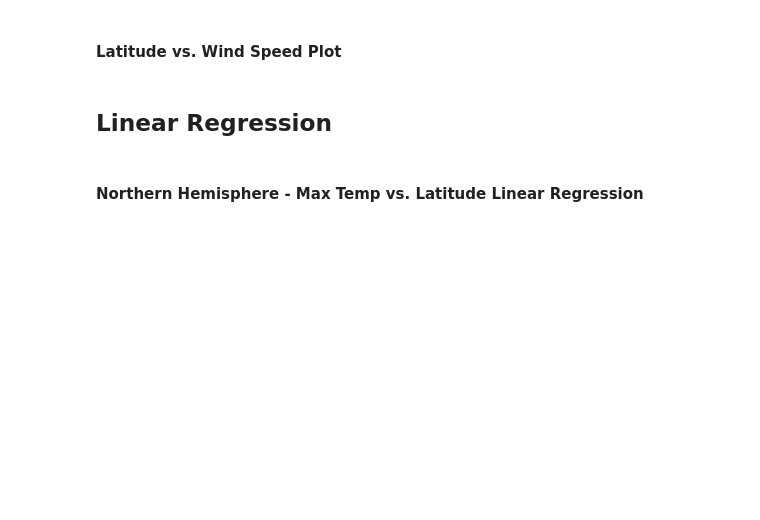
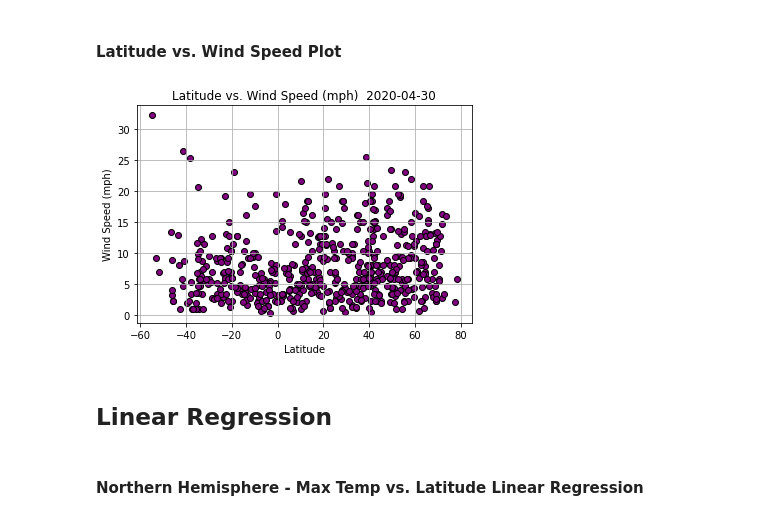
Before and after one commit to dclarke044/Python_API_Challenge, a Jupyter notebook: WeatherPy/starter_code/WeatherPy.ipynb, the cells around one changed output. Saved outputs shown, nothing was run; the diff lists cells and outputs as text; code cells hidden in the pictures; blank space fills up the shorter version.

```diff
--- a/WeatherPy/starter_code/WeatherPy.ipynb
+++ b/WeatherPy/starter_code/WeatherPy.ipynb
@@ -128,5 +290,21 @@ IndentationError: expected an indented block (<ipython-input-4-b3787eab36b2>, li
 # %% [markdown]
 #### Latitude vs. Wind Speed Plot
+# %%
+# Assigning values of each axis
+x_values = weather_data['Latitude']
+y_values = weather_data['Wind Speed (mph)']
+
+# Creating scatter plot
+plt.scatter(x_values, y_values, c="purple", edgecolors="black")
+
+plt.xlabel('Latitude')
+plt.ylabel('Wind Speed (mph)')
+plt.title(f"Latitude vs. Wind Speed (mph)  {date_stamp}")
+plt.grid()
+plt.savefig("./output/Images/Latitude_vs_Wind.png")
+plt.show()
+# %% [output]
+[figure, added]
 # %% [markdown]
 ## Linear Regression
 # %%
```
Also changed, not shown: parts of 20 cells of this notebook, 15 other files.
